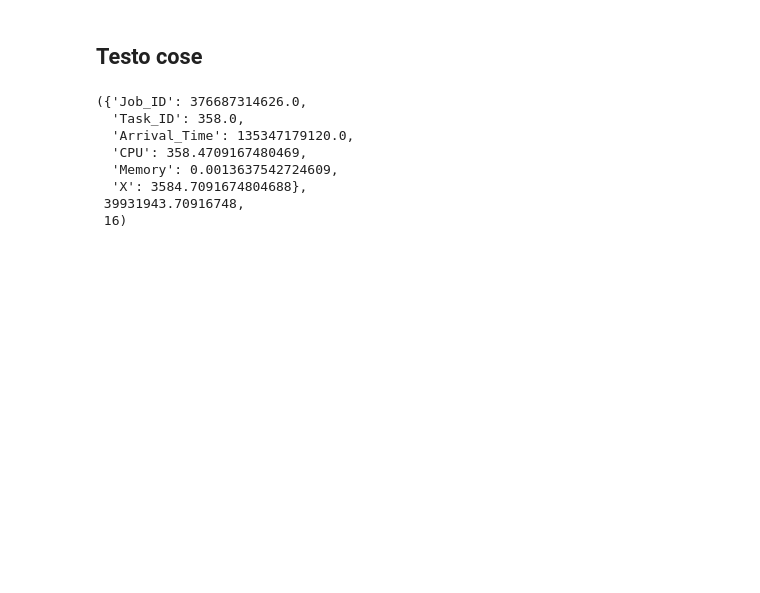
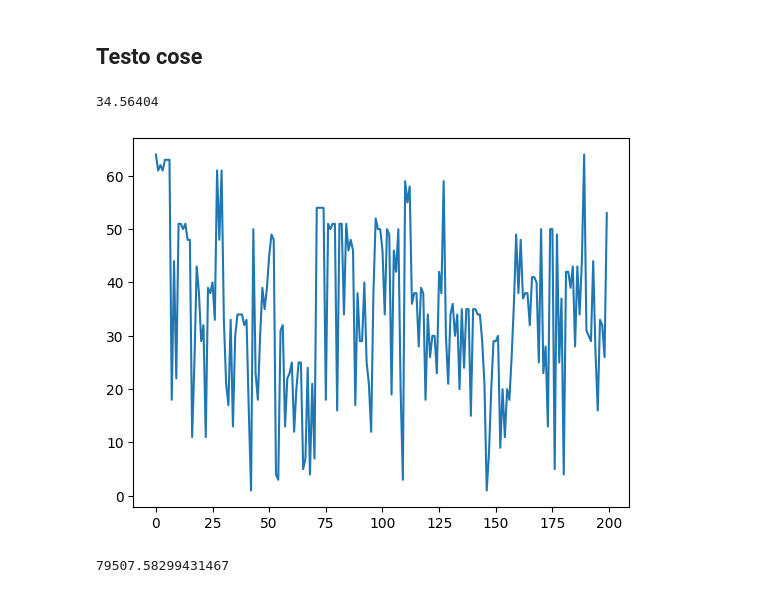
Before and after one commit to MaviVestini/DataCenters, a Jupyter notebook: Challenge2.ipynb, the cells around one changed output. Drawn from its saved outputs; the diff is of its cells as text; code cells hidden in the pictures; blank space fills up the shorter version.

```diff
--- a/Challenge2.ipynb
+++ b/Challenge2.ipynb
@@ -273,6 +271,7 @@ def Dispatching(servers, task, time):
     possible_servers = [i for i, v in servers.items() if v['Unfinished_work'] <= (1+0.25)*lower]
     possible_servers = [(i, v['Memory']) for i, v in servers.items() if i in possible_servers and (v['Memory'] - task['Memory'])>=0]
     selected_server = sorted(possible_servers, reverse=True, key = lambda x: x[1])[0][0]
+    L = len(possible_servers)
 
     # Add new task to server
     servers[selected_server]['queue'].append(task)
@@ -280,7 +279,7 @@ def Dispatching(servers, task, time):
 
     # Updata the unfinished work
     Update_UW(time, servers, task, selected_server)
-    return(selected_server)
+    return selected_server, L
 # %%
 data = pd.read_csv('./Data/Cell_a.csv')
 # Take CPU time in milliseconds
@@ -292,14 +291,15 @@ servers = dict([(i+1, {'queue':[], 'Memory': 1, 'current_task': None, 'Unfinishe
 # %%
 results = []
 used_data = []
-current_data = pd.DataFrame(columns=data.columns)
+L = []
 prev_time = test_data.iloc[0].Arrival_Time
 for job in tqdm(range(len(test_data))):
     #current_data.loc[job] = data.iloc[job]
     new_task = dict(data.iloc[job])
     new_time = new_task['Arrival_Time']
     # Assegna a server secondo Unfinished_work
-    selected_server = Dispatching(servers, new_task, new_time - prev_time)
+    selected_server, L_aux = Dispatching(servers, new_task, new_time - prev_time)
+    L.append(L_aux)
 
     # Fai update
     completed = Scheduling(new_time, prev_time, servers)
@@ -307,4 +307,13 @@ for job in tqdm(range(len(test_data))):
         results = results + completed
 
     prev_time = new_time
+# %%
+np.mean(L)
+# %% [output]
+34.56404
+# %%
+plt.plot(L[0::500])
+plt.show()
+# %% [output]
+[figure, added]
 # %%
@@ -323,14 +331,3 @@ for i, server in servers.items():
             server['current_task'] = sorted([x for x in server['queue']], key = lambda x: x['X'])[0]
             # And remove from the queue the new current task
             server['queue'].remove(server['current_task'])
-# %%
-results[-1000]
-# %% [output]
-({'Job_ID': 376687314626.0,
-  'Task_ID': 358.0,
-  'Arrival_Time': 135347179120.0,
-  'CPU': 358.4709167480469,
-  'Memory': 0.0013637542724609,
-  'X': 3584.7091674804688},
- 39931943.70916748,
- 16)
@@ -336,0 +351,4 @@ results[-1000]
+# %%
+np.mean(r_times)
+# %% [output]
+79507.58299431467
```
Also changed, not shown: parts of 8 cells of this notebook.
